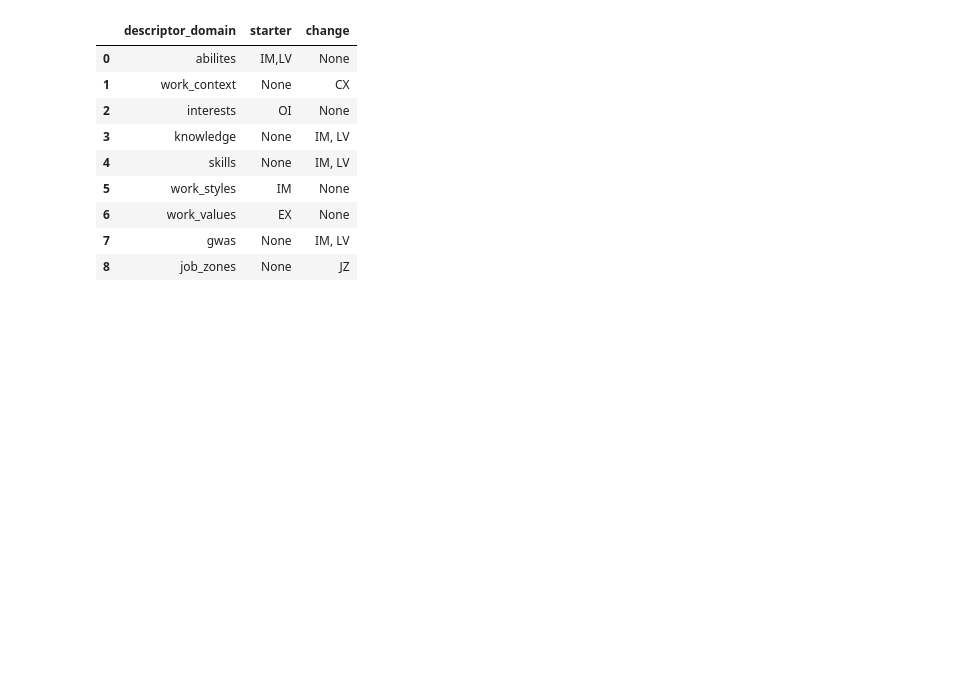
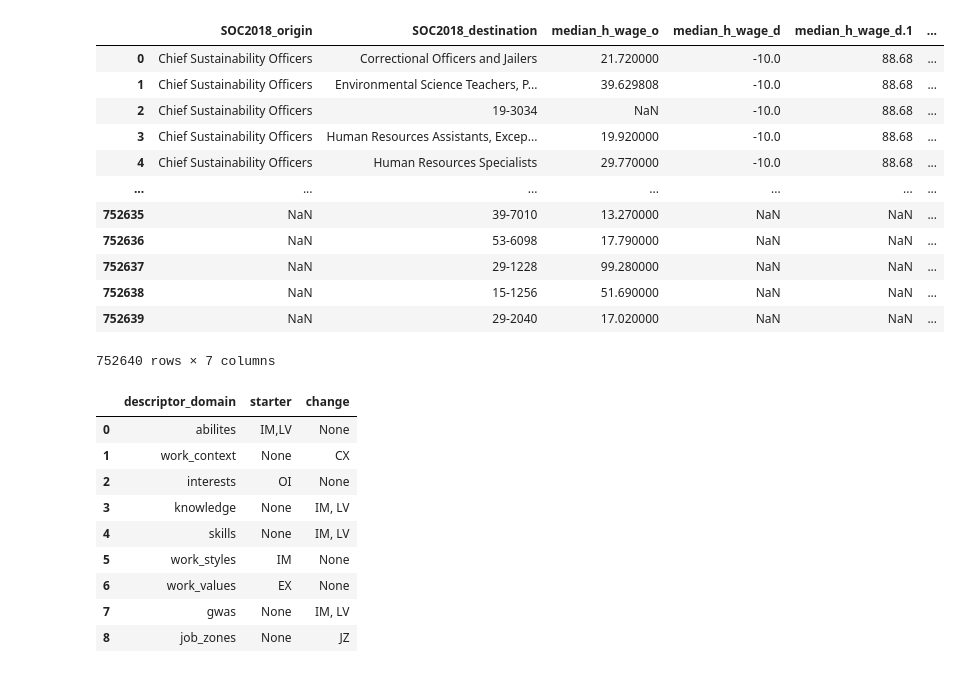
Before and after one commit to thanh17/employment, a Jupyter notebook: python_notebooks/onet_cps_ground_truth_comparison.ipynb, the cells around one changed output. Cells and saved outputs as stored; diff of their text form; code cells hidden in the pictures; blank space fills up the shorter version.

```diff
--- a/python_notebooks/onet_cps_ground_truth_comparison.ipynb
+++ b/python_notebooks/onet_cps_ground_truth_comparison.ipynb
@@ -149,3 +182,19 @@ def distance_table(df, jz=False):
+# %%
+df_all
+# %% [output]
+|  | SOC2018_origin | SOC2018_destination | median_h_wage_o | median_h_wage_d | median_h_wage_d.1 | ... |
+| 0 | Chief Sustainability Officers | Correctional Officers and Jailers | 21.720000 | -10.0 | 88.68 | ... |
+| 1 | Chief Sustainability Officers | Environmental Science Teachers, P... | 39.629808 | -10.0 | 88.68 | ... |
+| 2 | Chief Sustainability Officers | 19-3034 | NaN | -10.0 | 88.68 | ... |
+| 3 | Chief Sustainability Officers | Human Resources Assistants, Excep... | 19.920000 | -10.0 | 88.68 | ... |
+| 4 | Chief Sustainability Officers | Human Resources Specialists | 29.770000 | -10.0 | 88.68 | ... |
+| ... | ... | ... | ... | ... | ... | ... |
+| 752635 | NaN | 39-7010 | 13.270000 | NaN | NaN | ... |
+| 752636 | NaN | 53-6098 | 17.790000 | NaN | NaN | ... |
+| 752637 | NaN | 29-1228 | 99.280000 | NaN | NaN | ... |
+| 752638 | NaN | 15-1256 | 51.690000 | NaN | NaN | ... |
+| 752639 | NaN | 29-2040 | 17.020000 | NaN | NaN | ... |
+752640 rows × 7 columns
 # %%
 df_cps = pd.read_csv('../CPS Job Changes/JobChanges_2011to19.csv')
 # %%
```
Also changed, not shown: parts of 13 cells of this notebook, 1 other file.
